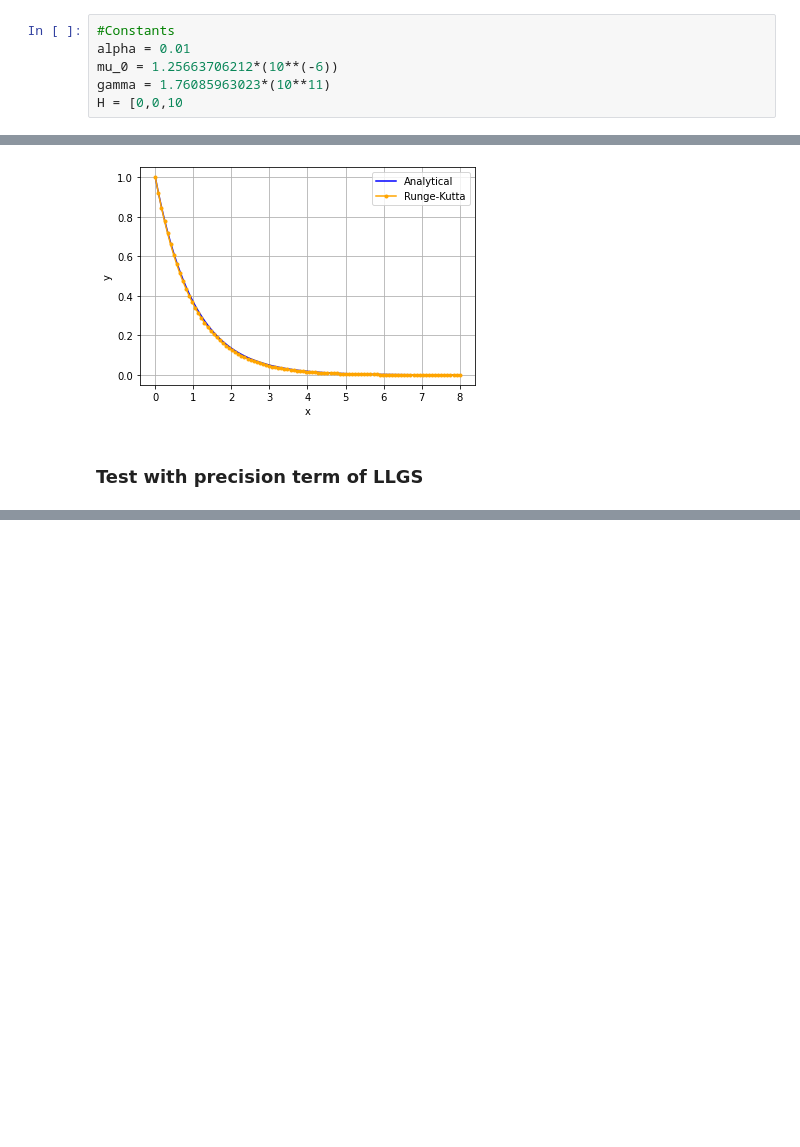
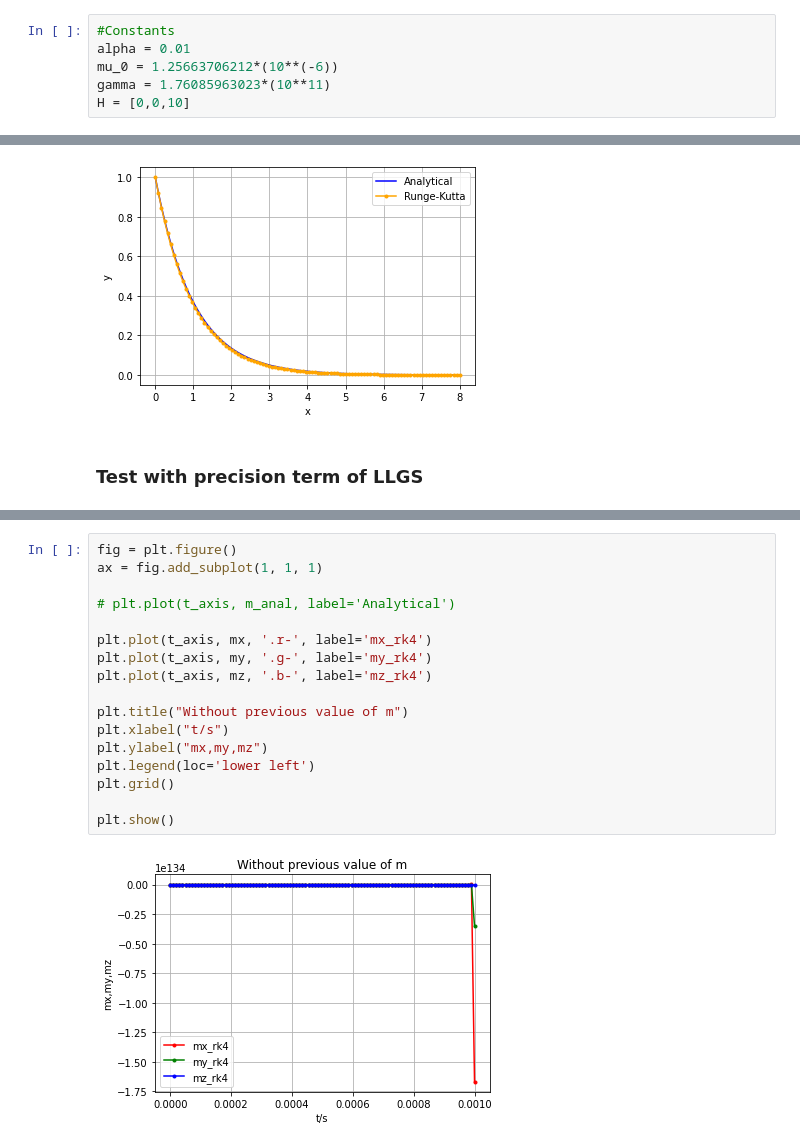
Before and after one commit to Hernandope/spintronics, a Jupyter notebook: runge_kutta.ipynb, the cells around one changed output, grey strips where cells are left out. Saved outputs shown, nothing was run; the diff lists cells and outputs as text; blank space fills up the shorter version.

```diff
--- a/runge_kutta.ipynb
+++ b/runge_kutta.ipynb
@@ -7,7 +7,7 @@ import math
 alpha = 0.01
 mu_0 = 1.25663706212*(10**(-6))
 gamma = 1.76085963023*(10**11)
-H = [0,0,10
+H = [0,0,10]
 # %%
 def eq1(x, y):
     return ((x - y)/2)
@@ -164,3 +176,22 @@ for t in t_axis:
+# %%
+fig = plt.figure()
+ax = fig.add_subplot(1, 1, 1)
+
+# plt.plot(t_axis, m_anal, label='Analytical')
+
+plt.plot(t_axis, mx, '.r-', label='mx_rk4')
+plt.plot(t_axis, my, '.g-', label='my_rk4')
+plt.plot(t_axis, mz, '.b-', label='mz_rk4')
+
+plt.title("Without previous value of m")
+plt.xlabel("t/s")
+plt.ylabel("mx,my,mz")
+plt.legend(loc='lower left')
+plt.grid()
+
+plt.show()
+# %% [output]
+[figure, added]
 # %%
 fig = plt.figure()
 ax = fig.add_subplot(1, 1, 1)
```
Also changed, not shown: parts of 5 cells of this notebook.
